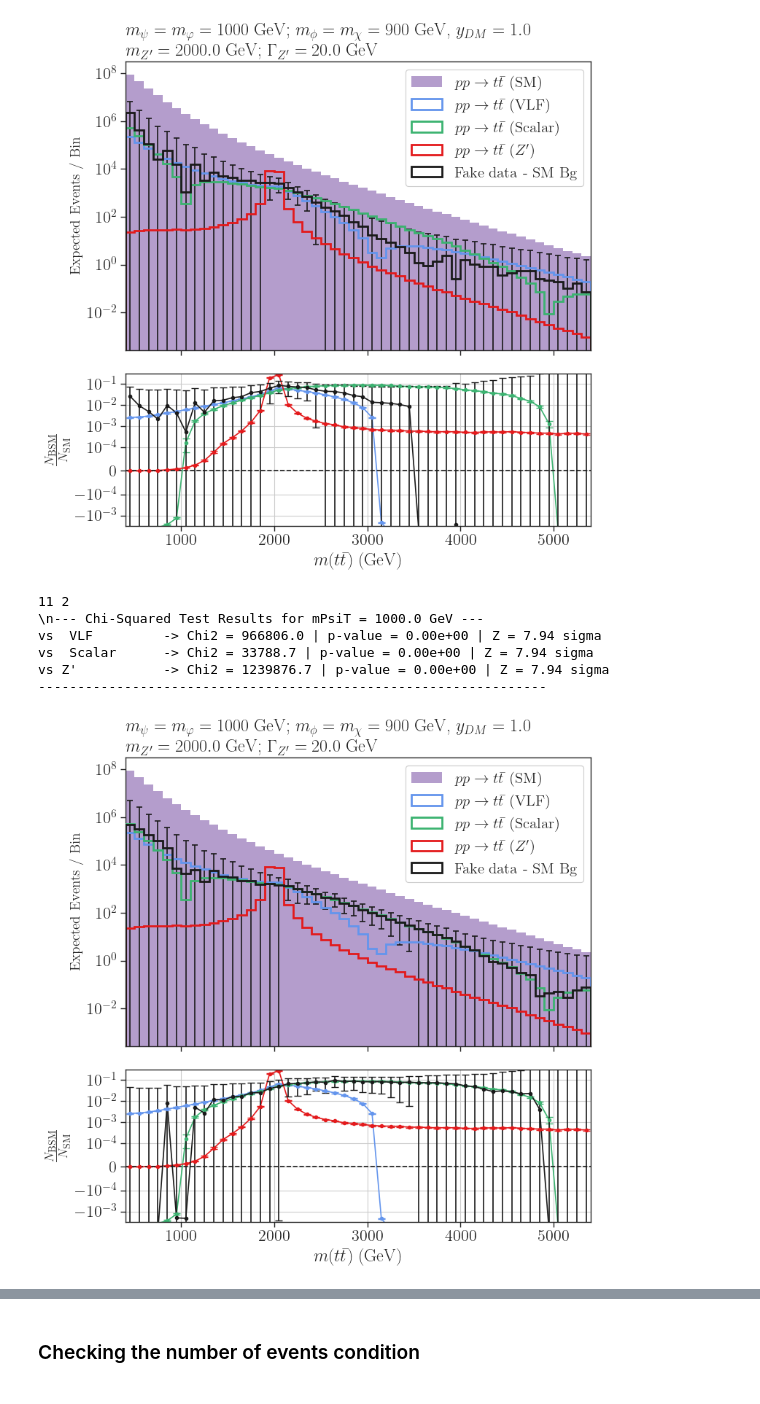
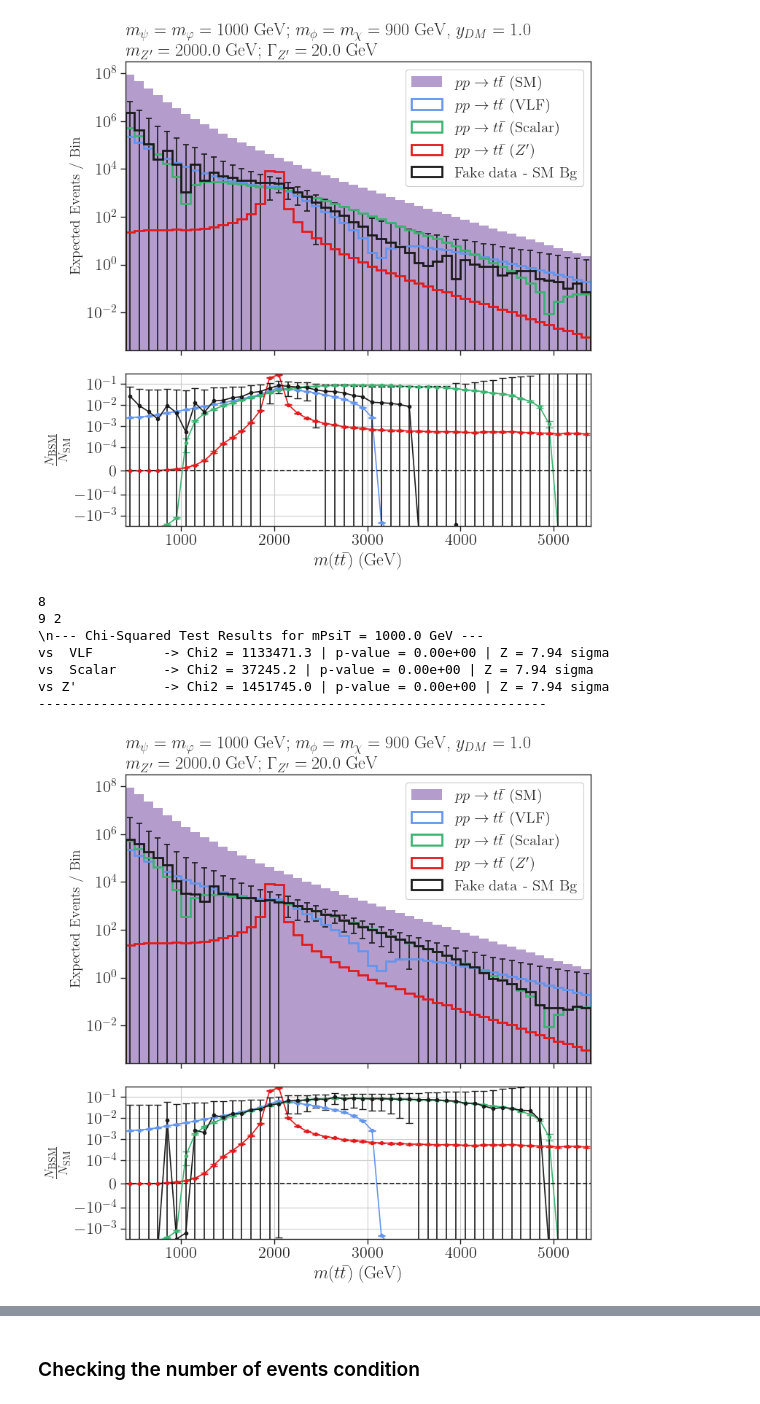
Before and after one commit to viniciusrocca/EFT_ToyModel, a Jupyter notebook: Plots/Article_method.ipynb, the cells around one changed output, grey strips where cells are left out. Cells and saved outputs as stored; diff of their text form; code cells hidden in the pictures.

```diff
--- a/Plots/Article_method.ipynb
+++ b/Plots/Article_method.ipynb
@@ -946,7 +946,7 @@ for i in range(0, len(data_NLO), 4):
     pmodels.append(r'%s (%s)' % (process, model))
     label_sm = pmodels[-1]
     labels_sm.append(label_sm)
-
+    print(n)
     integral_sm = np.sum(h_sm_total/(n+1))
     h_sm = h_sm_total/(n+1)
     hErr_sm = np.sqrt(hErr_sm_total_sq/((n+1)**2) + (sm_err*h_sm)**2)
@@ -1053,7 +1053,7 @@ for i in range(0, len(data_NLO), 4):
         hErr_sq, _ = np.histogram(d['mTT'], bins=bins, weights=np.array(d['weights'])**2)
         if d['model'] == 'SM':
             h_fake_sm += h
-            hErr_fake_sm += hErr_sq
+            #hErr_fake_sm += hErr_sq
             n_sm+=1
         else:
             h_fake_sig += fake_scale_factor * h
@@ -1061,7 +1061,7 @@ for i in range(0, len(data_NLO), 4):
             n+=1
     print(n_sm,n)
     h_fake = h_fake_sig/(n/2) + h_fake_sm/n_sm
-    hErr_fake = np.sqrt(hErr_fake_sig/((n/2)**2) + hErr_fake_sm/(n_sm**2))
+    hErr_fake = np.sqrt(hErr_fake_sig/((n/2)**2) + (sm_err * h_fake_sm/n_sm )**2) * lum_scale
 
     # The total expected observation of the fake data
     N_obs = h_fake * lum_scale
@@ -1184,39 +1184,40 @@ for i in range(0, len(data_NLO), 4):
         (r'$m_{\psi} = m_{\varphi} = %1.0f$ GeV; $m_{\phi} = m_\chi = %1.0f$ GeV, $y_{DM} = %1.1f$' + '\n' +
          r'$m_{Z^\prime} = %1.1f$ GeV; $\Gamma_{Z^\prime} = %1.1f$ GeV') %
         (mPsiT, mSDM, yDM, mZp, 20.0),
         loc='left'
     )
     axarr[0].set_yscale('log')
 
     # CHANGED Y-AXIS LABEL TO REFLECT EXPECTED EVENTS
     axarr[0].set_ylabel(r'Expected Events / Bin', fontsize=14)
     axarr[0].set_xlim(bins.min(), bins.max())
 
     # Bottom plot
     axarr[1].axhline(y=0, color='k', linestyle='--')
     axarr[1].set_ylabel(r'$\frac{N_{\mathrm{BSM}}}{ N_{\mathrm{SM}}}$')
     axarr[1].set_xlabel(r'$m(t\bar{t})$ (GeV)')
     axarr[1].grid(True)
     axarr[1].set_yscale('symlog', linthresh=0.0001)
     axarr[1].set_ylim([-0.003, 0.3])
 
     minor_tick_locations = np.concatenate((
         np.arange(-100.0, 0.0, 10.0), np.arange(-10.0, 1.0, 1.0), np.arange(0.0, 11.0, 1.0),
         np.arange(10.0, 100.0, 10.0), np.arange(100.0, 1100.0, 100.0), np.arange(1000.0, 4000.0, 1000.0)
     ))
     axarr[1].yaxis.set_minor_locator(FixedLocator(minor_tick_locations))
 
     plt.tight_layout()
-    #plt.savefig('Dists_comparison_interference.png')
+    plt.savefig('Dists_comparison_interference.png')
     plt.show()
 # %% [output]
-11 2
+8
+9 2
 \n--- Chi-Squared Test Results for mPsiT = 1000.0 GeV ---
-vs  VLF         -> Chi2 = 966806.0 | p-value = 0.00e+00 | Z = 7.94 sigma
-vs  Scalar      -> Chi2 = 33788.7 | p-value = 0.00e+00 | Z = 7.94 sigma
-vs Z'           -> Chi2 = 1239876.7 | p-value = 0.00e+00 | Z = 7.94 sigma
+vs  VLF         -> Chi2 = 1133471.3 | p-value = 0.00e+00 | Z = 7.94 sigma
+vs  Scalar      -> Chi2 = 37245.2 | p-value = 0.00e+00 | Z = 7.94 sigma
+vs Z'           -> Chi2 = 1451745.0 | p-value = 0.00e+00 | Z = 7.94 sigma
 -----------------------------------------------------------------
-[figure, old version]
+[figure, new version]
 # %%
 fig, ax = plt.subplots(figsize=(8, 6))
 
```
Also changed, not shown: parts of 10 cells of this notebook.
